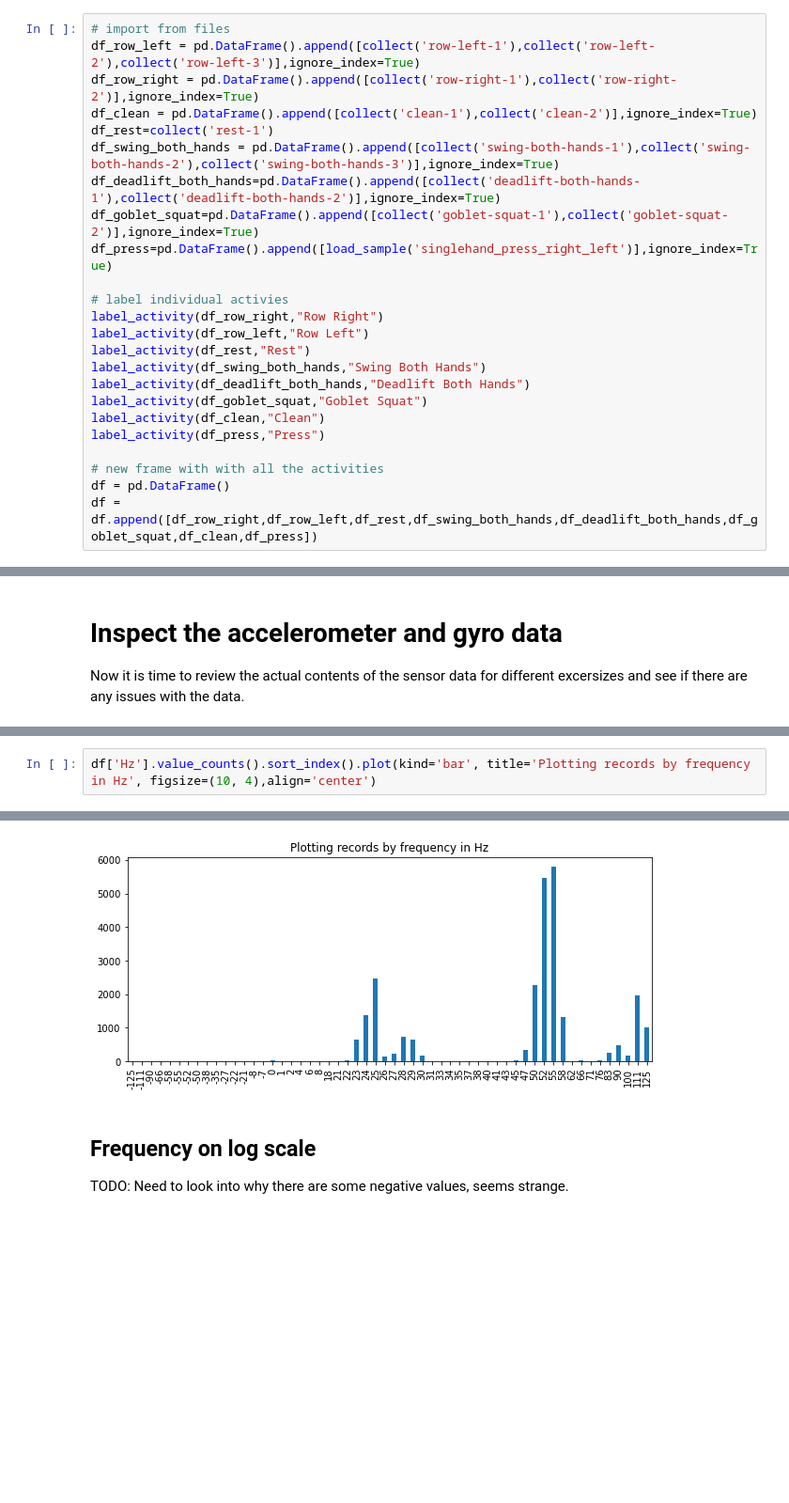
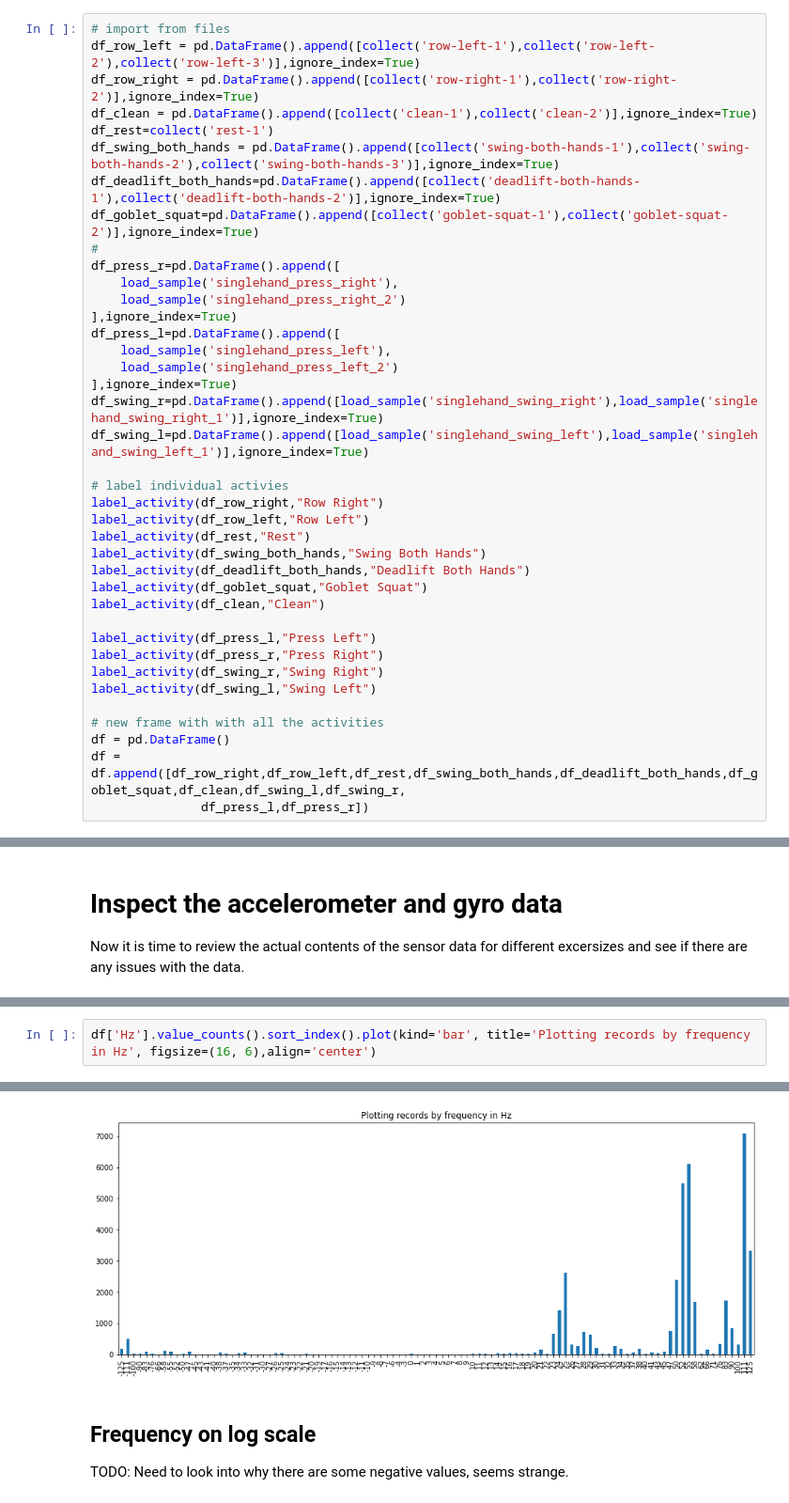
Before and after one commit to nikitaignatov/kettlebox, a Jupyter notebook: ml/kettlebell_tensorflow_mode.ipynb, the cells around one changed output, grey strips where cells are left out. Shown at 94% size. Saved outputs shown, nothing was run; the diff lists cells and outputs as text; blank space fills up the shorter version.

```diff
--- a/ml/kettlebell_tensorflow_mode.ipynb
+++ b/ml/kettlebell_tensorflow_mode.ipynb
@@ -142,7 +150,17 @@ df_rest=collect('rest-1')
 df_swing_both_hands = pd.DataFrame().append([collect('swing-both-hands-1'),collect('swing-both-hands-2'),collect('swing-both-hands-3')],ignore_index=True)
 df_deadlift_both_hands=pd.DataFrame().append([collect('deadlift-both-hands-1'),collect('deadlift-both-hands-2')],ignore_index=True)
 df_goblet_squat=pd.DataFrame().append([collect('goblet-squat-1'),collect('goblet-squat-2')],ignore_index=True)
-df_press=pd.DataFrame().append([load_sample('singlehand_press_right_left')],ignore_index=True)
+#
+df_press_r=pd.DataFrame().append([
+    load_sample('singlehand_press_right'),
+    load_sample('singlehand_press_right_2')
+],ignore_index=True)
+df_press_l=pd.DataFrame().append([
+    load_sample('singlehand_press_left'),
+    load_sample('singlehand_press_left_2')
+],ignore_index=True)
+df_swing_r=pd.DataFrame().append([load_sample('singlehand_swing_right'),load_sample('singlehand_swing_right_1')],ignore_index=True)
+df_swing_l=pd.DataFrame().append([load_sample('singlehand_swing_left'),load_sample('singlehand_swing_left_1')],ignore_index=True)
 
 # label individual activies
 label_activity(df_row_right,"Row Right")
@@ -152,8 +170,13 @@ label_activity(df_swing_both_hands,"Swing Both Hands")
 label_activity(df_deadlift_both_hands,"Deadlift Both Hands")
 label_activity(df_goblet_squat,"Goblet Squat")
 label_activity(df_clean,"Clean")
-label_activity(df_press,"Press")
+
+label_activity(df_press_l,"Press Left")
+label_activity(df_press_r,"Press Right")
+label_activity(df_swing_r,"Swing Right")
+label_activity(df_swing_l,"Swing Left")
 
 # new frame with with all the activities
 df = pd.DataFrame()
-df = df.append([df_row_right,df_row_left,df_rest,df_swing_both_hands,df_deadlift_both_hands,df_goblet_squat,df_clean,df_press])
+df = df.append([df_row_right,df_row_left,df_rest,df_swing_both_hands,df_deadlift_both_hands,df_goblet_squat,df_clean,df_swing_l,df_swing_r,
+               df_press_l,df_press_r])
@@ -204,10 +228,10 @@ Original prototype used to publish data over HTTP and esp32 was able to achieve
 
 After the first model has been trained the prediction data has been added to the samples, this decreased the sampling rate down to 25hz. This has been improved in the 3 version of the hardware where sampling rate including the prediction output is 100hz.
 # %%
-df['Hz'].value_counts().sort_index().plot(kind='bar', title='Plotting records by frequency in Hz', figsize=(10, 4),align='center')
+df['Hz'].value_counts().sort_index().plot(kind='bar', title='Plotting records by frequency in Hz', figsize=(16, 6),align='center')
 # %% [output]
 <matplotlib.axes._subplots.AxesSubplot at 0x...>
-[figure, old version]
+[figure, new version]
 # %% [markdown]
 ## Frequency on log scale
 TODO: Need to look into why there are some negative values, seems strange.
```
Also changed, not shown: parts of 30 cells of this notebook.
